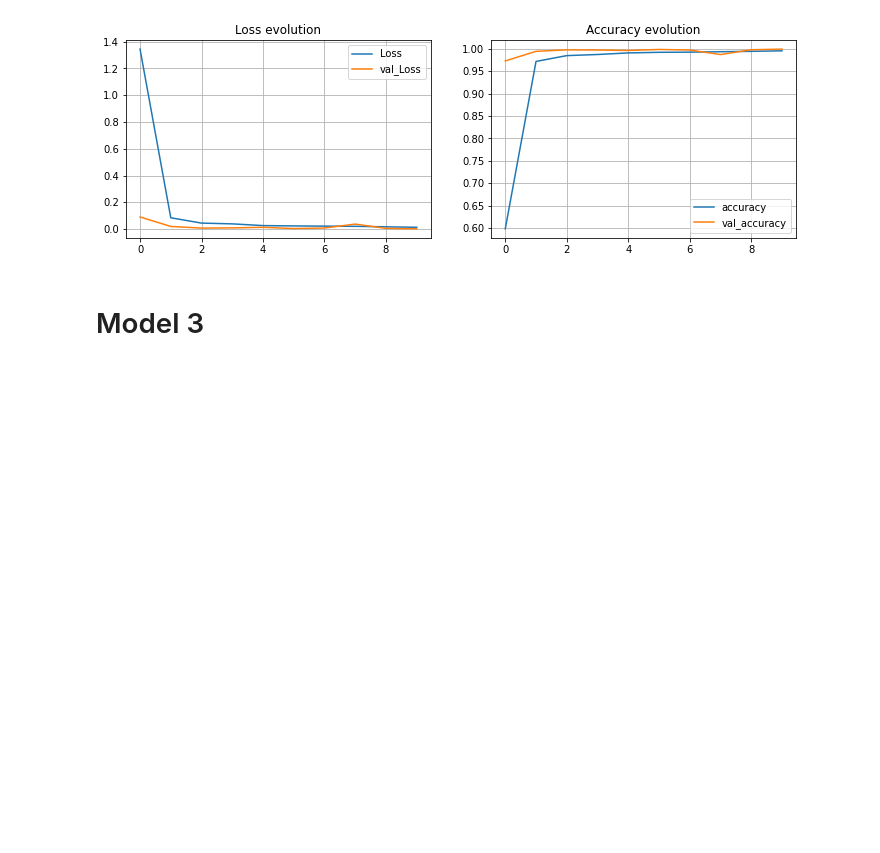
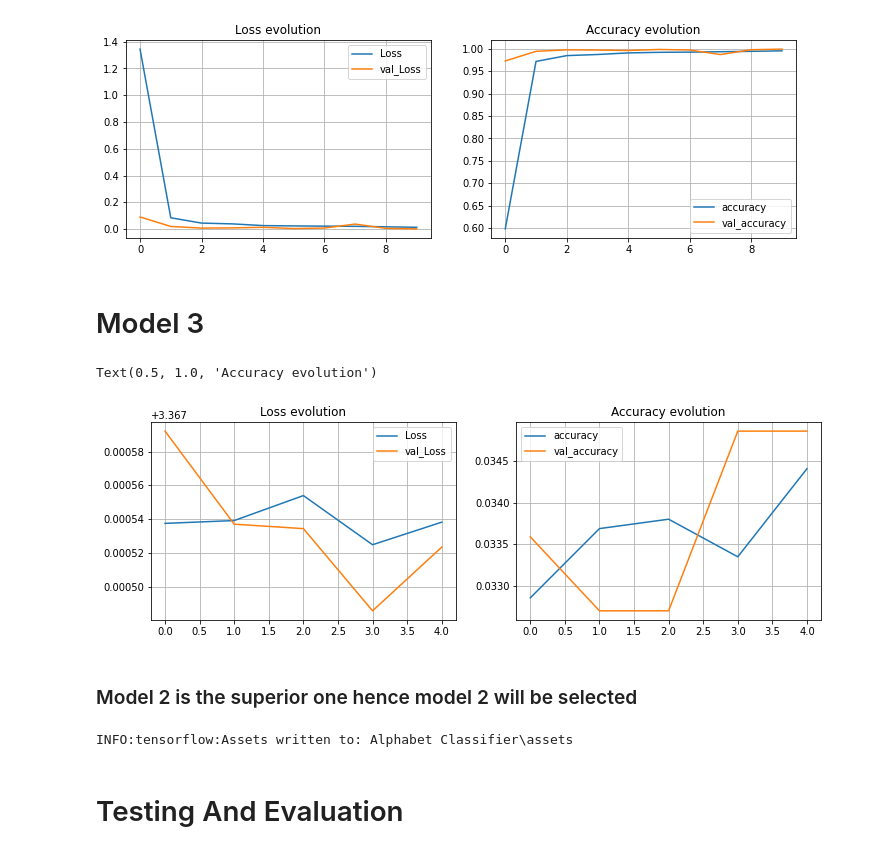
Before and after one commit to D-VPN/M2-D-VPN, a Jupyter notebook: tf-model/hand-sign-alphabets-recognition.ipynb, the cells around one changed output. Saved outputs shown, nothing was run; the diff lists cells and outputs as text; code cells hidden in the pictures; blank space fills up the shorter version.

Commit message:
evaluate performance and save model

```diff
--- a/tf-model/hand-sign-alphabets-recognition.ipynb
+++ b/tf-model/hand-sign-alphabets-recognition.ipynb
@@ -423,5 +423,5 @@ Epoch 10/10
 # %%
-history3 = mlp3.fit(X_train, y_train, batch_size=64, epochs=nr_epochs, validation_split=VALIDATION_RATIO, shuffle = True, verbose=1,
+history3 = mlp3.fit(X_train, y_train, batch_size=64, epochs=5, validation_split=VALIDATION_RATIO, shuffle = True, verbose=1,
                   callbacks=[get_tensorboard('Model 3 MLP-VAL')])
 # %% [output]
 Successfully created directory
@@ -487,18 +480,29 @@ Text(0.5, 1.0, 'Accuracy evolution')
 # %% [markdown]
 # Model 3
 # %%
-# plt.figure(figsize=(12, 8))
+plt.figure(figsize=(12, 8))
 
-# plt.subplot(2, 2, 1)
-# plt.plot(history3.history['loss'], label='Loss')
-# plt.plot(history3.history['val_loss'], label='val_Loss')
-# plt.legend()
-# plt.grid()
-# plt.title('Loss evolution')
+plt.subplot(2, 2, 1)
+plt.plot(history3.history['loss'], label='Loss')
+plt.plot(history3.history['val_loss'], label='val_Loss')
+plt.legend()
+plt.grid()
+plt.title('Loss evolution')
 
-# plt.subplot(2, 2, 2)
-# plt.plot(history3.history['accuracy'], label='accuracy')
-# plt.plot(history3.history['val_accuracy'], label='val_accuracy')
-# plt.legend()
-# plt.grid()
-# plt.title('Accuracy evolution')
+plt.subplot(2, 2, 2)
+plt.plot(history3.history['accuracy'], label='accuracy')
+plt.plot(history3.history['val_accuracy'], label='val_accuracy')
+plt.legend()
+plt.grid()
+plt.title('Accuracy evolution')
+# %% [output]
+Text(0.5, 1.0, 'Accuracy evolution')
+[figure, added]
+# %% [markdown]
+### Model 2 is the superior one hence model 2 will be selected
+# %%
+mlp2.save('Alphabet Classifier')
+# %% [output]
+INFO:tensorflow:Assets written to: Alphabet Classifier\assets
+# %% [markdown]
+# Testing And Evaluation
```
Also changed, not shown: parts of 10 cells of this notebook.
